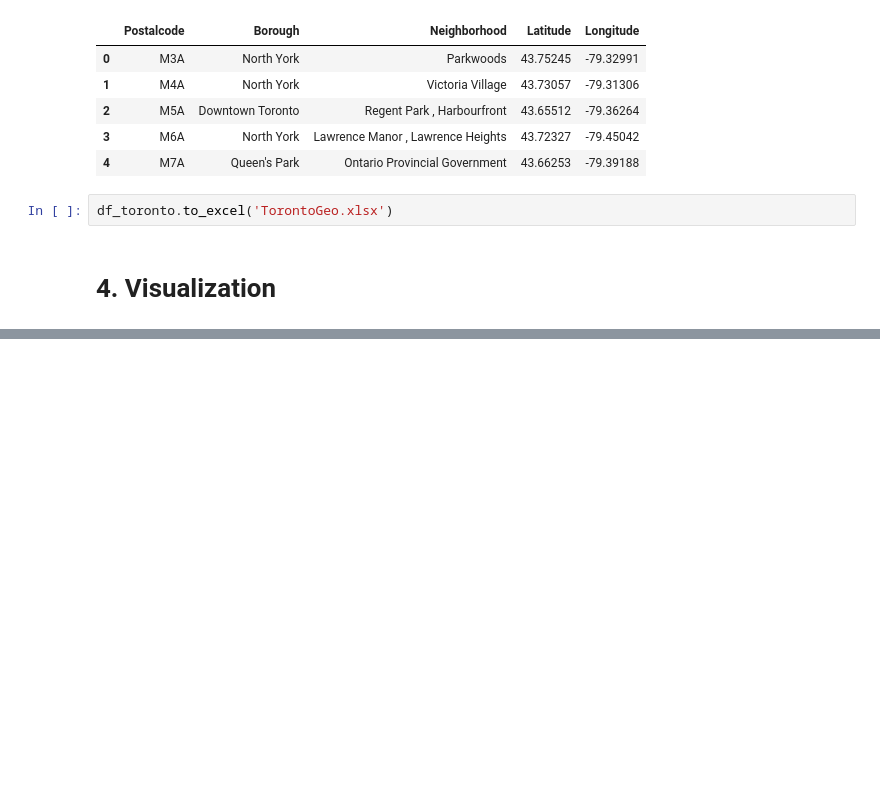
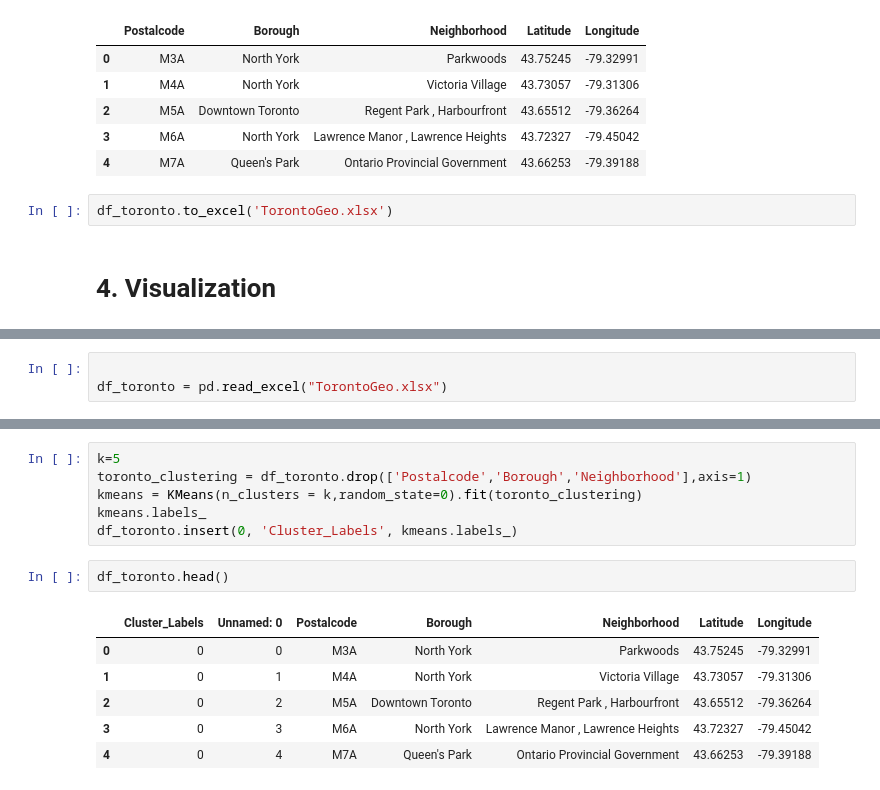
Before and after one commit to liyalihua/Coursera_Capstone, a Jupyter notebook: W3.ipynb, the cells around one changed output, grey strips where cells are left out. Cells and saved outputs as stored; diff of their text form; blank space fills up the shorter version.

```diff
--- a/W3.ipynb
+++ b/W3.ipynb
@@ -137,3 +142,6 @@ for lat, lng, borough, neighborhood in zip(df_toronto['Latitude'], df_toronto['L
 map_toronto
 # %% [output]
 [interactive output not drawn]
+# %%
+
+df_toronto = pd.read_excel("TorontoGeo.xlsx")
@@ -139,0 +159,15 @@ map_toronto
+# %%
+k=5
+toronto_clustering = df_toronto.drop(['Postalcode','Borough','Neighborhood'],axis=1)
+kmeans = KMeans(n_clusters = k,random_state=0).fit(toronto_clustering)
+kmeans.labels_
+df_toronto.insert(0, 'Cluster_Labels', kmeans.labels_)
+# %%
+df_toronto.head()
+# %% [output]
+|  | Cluster_Labels | Unnamed: 0 | Postalcode | Borough | Neighborhood | Latitude | Longitude |
+| 0 | 0 | 0 | M3A | North York | Parkwoods | 43.75245 | -79.32991 |
+| 1 | 0 | 1 | M4A | North York | Victoria Village | 43.73057 | -79.31306 |
+| 2 | 0 | 2 | M5A | Downtown Toronto | Regent Park , Harbourfront | 43.65512 | -79.36264 |
+| 3 | 0 | 3 | M6A | North York | Lawrence Manor , Lawrence Heights | 43.72327 | -79.45042 |
+| 4 | 0 | 4 | M7A | Queen's Park | Ontario Provincial Government | 43.66253 | -79.39188 |
```
Also changed, not shown: parts of 5 cells of this notebook.
